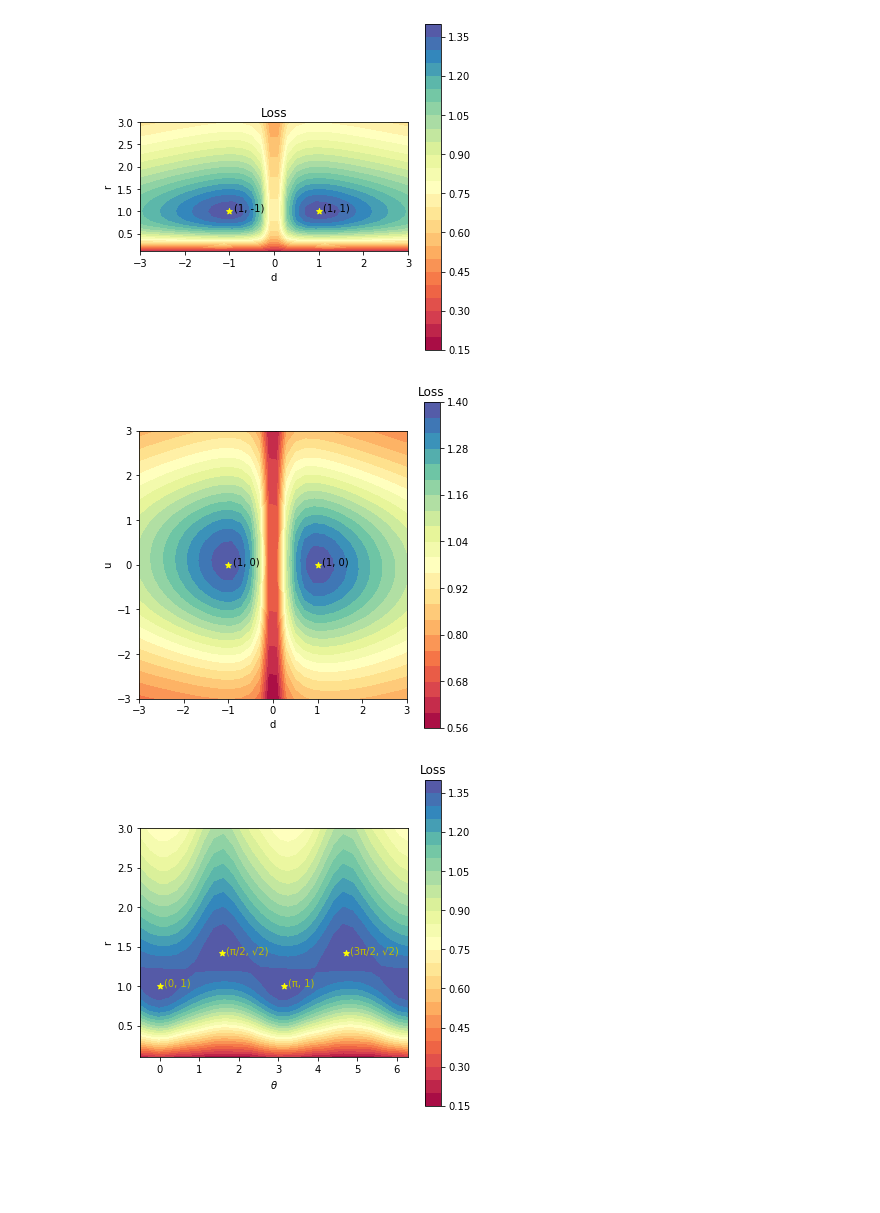
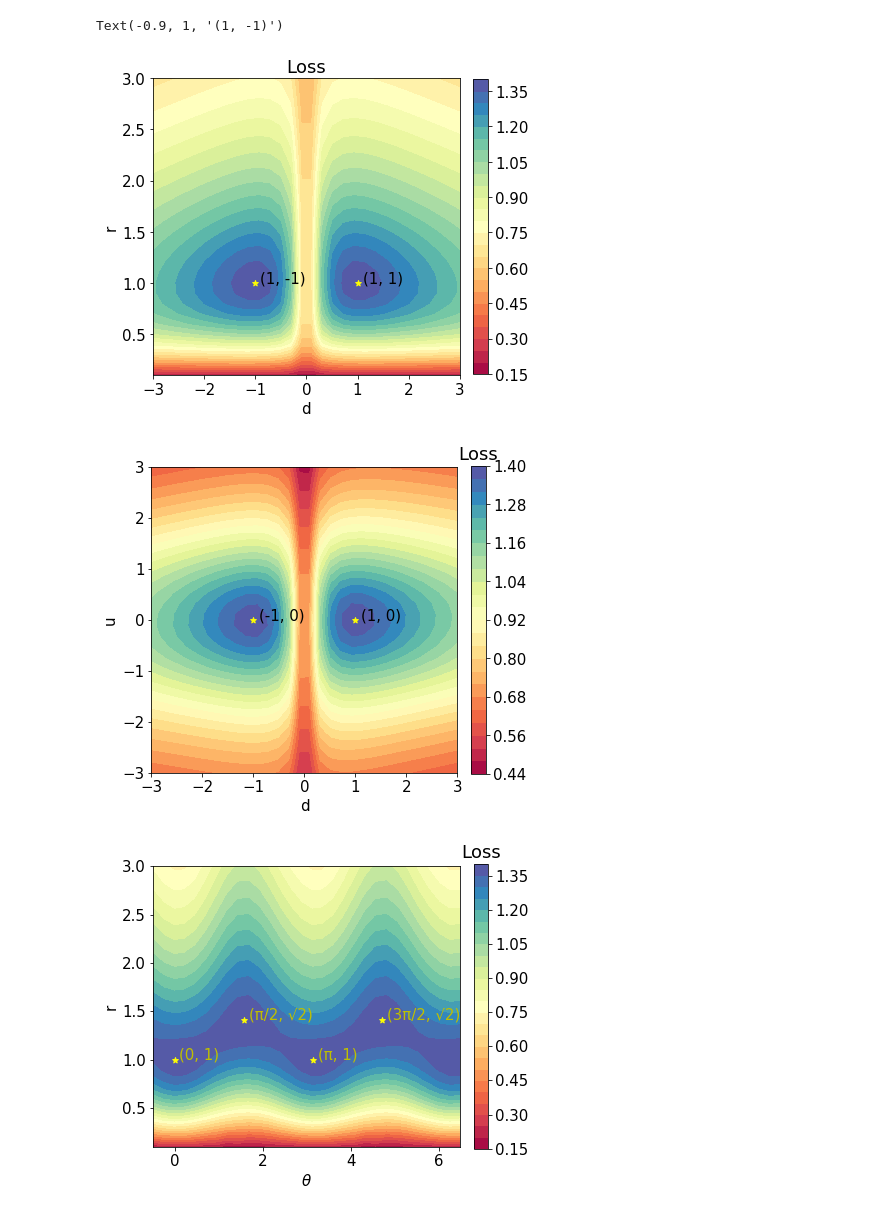
Before and after one commit to krishdesai7/SymmetryDiscovery, a Jupyter notebook: SymmetryGAN/4GL2Plots.ipynb, the cells around one changed output. Drawn from its saved outputs; the diff is of its cells as text; code cells hidden in the pictures; blank space fills up the shorter version.

```diff
--- a/SymmetryGAN/4GL2Plots.ipynb
+++ b/SymmetryGAN/4GL2Plots.ipynb
@@ -64,6 +64,7 @@ y = np.linspace(low_1, high_1, step)
 X,Y = np.meshgrid(x,y)
 Z = np.array(mylosses)
 
+plt.rc('font', size=15)
 
 fig, ax = plt.subplots(figsize=(6,6))
 
@@ -72,11 +73,11 @@ ax.set_aspect('equal')
 ax.set_xlabel('d')
 ax.set_ylabel(r'$\theta$')
 cf = ax.contourf(X,Y,Z, 25, cmap='Spectral')
-clb = fig.colorbar(cf, ax=ax)
+clb = fig.colorbar(cf, ax=ax, fraction=0.0475, pad=0.04)
 clb.ax.set_title('Loss')
 plt.axvline(x=1, color='yellow')
 plt.axvline(x=-1, color='yellow')
-ax.annotate('d = 1', xy=(1.1, 1))
-ax.annotate(r'$d=-1$', xy=(-0.9, 1))
-plt.savefig("GL2symmDT.pdf")
+ax.annotate('d = 1', xy=(1.1, 1), color='black')
+ax.annotate(r'$d=-1$', xy=(-2.2, 1), color='black')
+plt.savefig("GL2symmDT.pdf",  bbox_inches='tight')
 # %% [output]
@@ -110,25 +111,29 @@ for r in np.linspace(low_1, high_1,step):
 # %%
 x = np.linspace(low_2, high_2, step)
 y = np.linspace(low_1, high_1, step)
 X,Y = np.meshgrid(x,y)
 Z = np.array(mylosses)
 
+plt.rc('font', size=15)
 
 fig, ax = plt.subplots(figsize=(6,6))
 
 
-ax.set_aspect('equal')
+ax.set_aspect(2)
 ax.set_xlabel('d')
 ax.set_ylabel('r')
 cf = ax.contourf(X,Y,Z, 25, cmap='Spectral')
-fig.colorbar(cf, ax=ax)
+fig.colorbar(cf, ax=ax,
+             fraction=0.044, pad=0.04
+            )
 plt.title('Loss')
 plt.scatter([1, -1], [1, 1], marker='*', c='yellow')
 ax.annotate('(1, 1)', xy=(1.1, 1))
 ax.annotate('(1, -1)', xy=(-0.9, 1))
-plt.savefig("6GL2asymmDR.pdf")
+#plt.savefig("6GL2asymmDR.pdf", bbox_inches='tight')
 # %% [output]
+Text(-0.9, 1, '(1, -1)')
-[figure, old version]
+[figure, new version]
 # %%
 #d, u plane
 
@@ -161,7 +166,7 @@ y = np.linspace(low_1, high_1, step)
 X,Y = np.meshgrid(x,y)
 Z = np.array(mylosses)
 
-
+plt.rc('font', size=15)
 fig, ax = plt.subplots(figsize=(6,6))
 
 
@@ -169,14 +174,16 @@ ax.set_aspect('equal')
 ax.set_xlabel('d')
 ax.set_ylabel('u')
 cf = ax.contourf(X,Y,Z, 25, cmap='Spectral')
-clb = fig.colorbar(cf, ax=ax)
+clb = fig.colorbar(cf, ax=ax,
+             fraction=0.046, pad=0.04
+                  )
 clb.ax.set_title('Loss')
 plt.scatter([1, -1], [0, 0], marker='*', c='yellow')
 ax.annotate('(1, 0)', xy=(1.1, 0))
-ax.annotate('(1, 0)', xy=(-0.9, 0))
-plt.savefig("6GL2asymmDU.pdf")
+ax.annotate('(-1, 0)', xy=(-0.9, 0))
+plt.savefig("6GL2asymmDU.pdf", bbox_inches='tight')
 # %% [output]
-[figure, old version]
+[figure, new version]
 # %%
 #t, r plane
 
@@ -209,24 +216,25 @@ y = np.linspace(low_1, high_1, step)
 X,Y = np.meshgrid(x,y)
 Z = np.array(mylosses)
 
-
+plt.rc('font', size=15)
 fig, ax = plt.subplots(figsize=(6,6))
 
 
-ax.set_aspect(2)
+ax.set_aspect(2.2)
 ax.set_xlabel(r'$\theta$')
 ax.set_ylabel('r')
 cf = ax.contourf(X,Y,Z, 25, cmap='Spectral')
-clb = fig.colorbar(cf, ax=ax)
+clb = fig.colorbar(cf, ax=ax,
+             fraction=0.0425, pad=0.04)
 clb.ax.set_title('Loss')
 plt.scatter([0, np.pi/2, np.pi, 3*np.pi/2], [1, np.sqrt(2), 1, np.sqrt(2)], marker='*', c='yellow')
 ax.annotate('(0, 1)', xy=(0.1, 1), color='y')
 ax.annotate('(π, 1)', xy=(np.pi+0.1, 1), color='y')
 ax.annotate('(π/2, √2)', xy=(np.pi/2 + 0.1, np.sqrt(2)), color='y')
 ax.annotate('(3π/2, √2)', xy=(np.pi*1.5+ 0.1, np.sqrt(2)), color='y')
-plt.savefig("6GL2asymmTR.pdf")
+plt.savefig("6GL2asymmTR.pdf",  bbox_inches='tight')
 # %% [output]
-[figure, old version]
+[figure, new version]
 # %%
 #t, u plane
 
```
Also changed, not shown: parts of 4 cells of this notebook, 27 other files.
